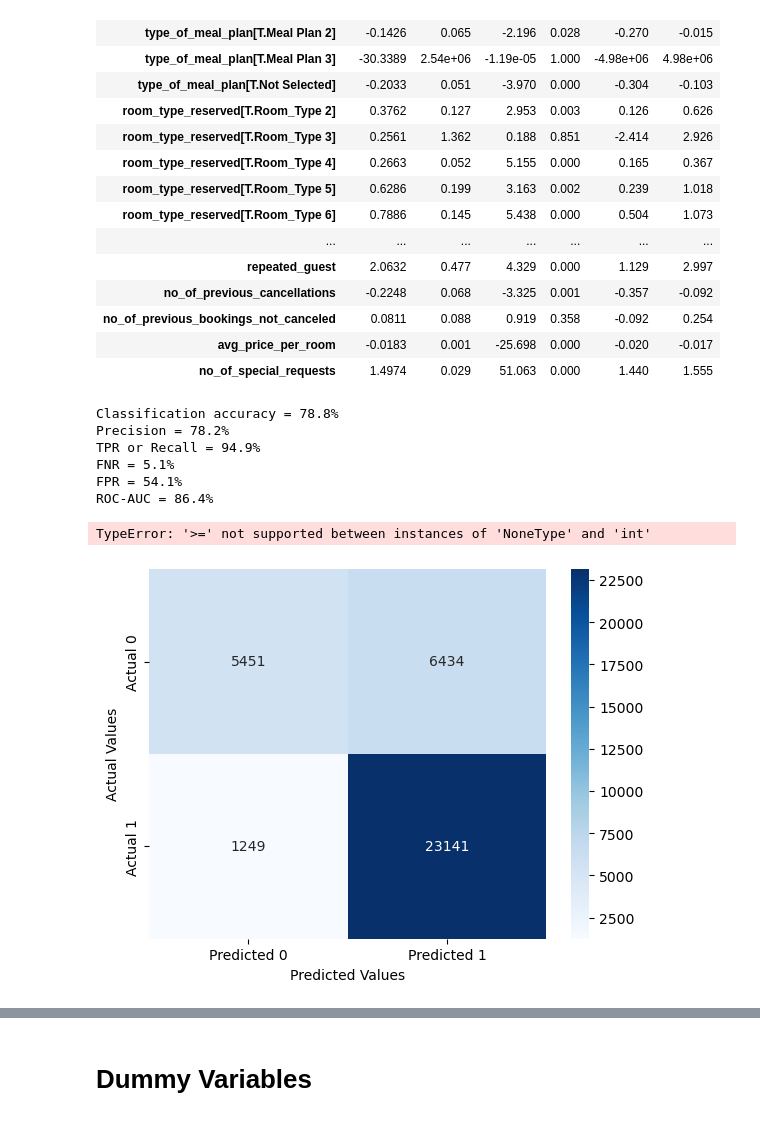
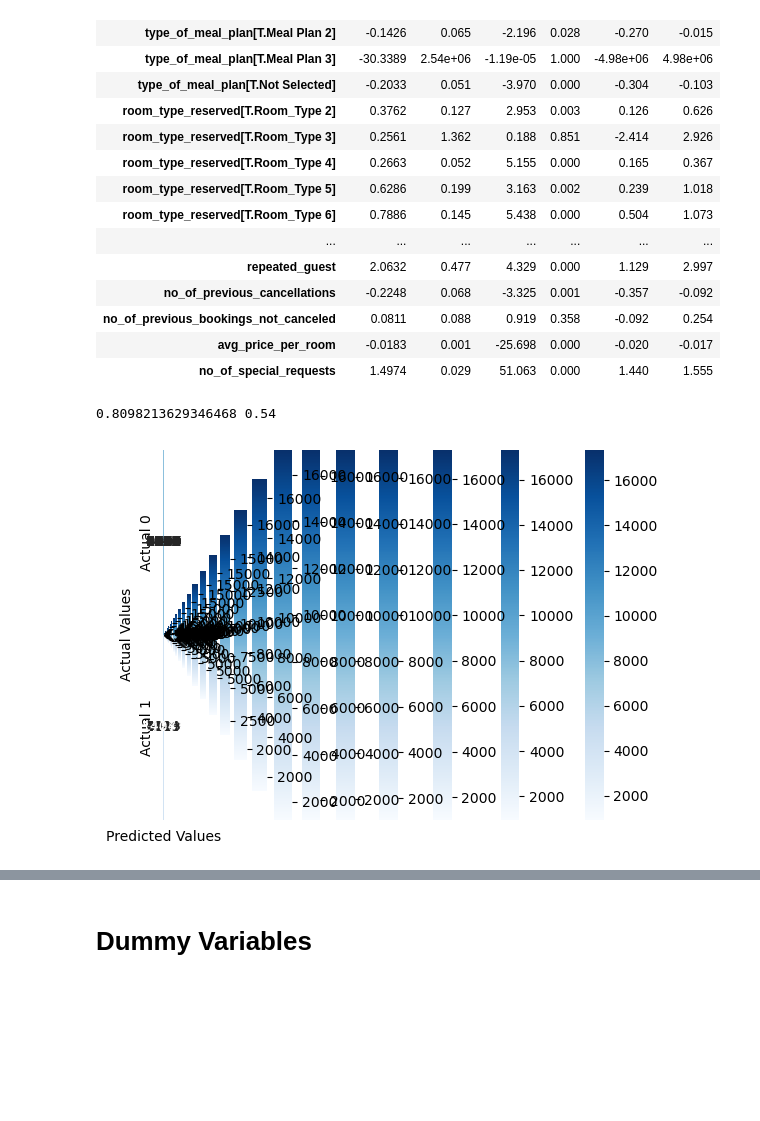
Before and after one commit to LinhNgaNguyen/STAT303-2-Project, a Jupyter notebook: Models - Autocorrelation.ipynb, the cells around one changed output, grey strips where cells are left out. Cells and saved outputs as stored; diff of their text form; code cells hidden in the pictures; blank space fills up the shorter version.

Commit message:
Fix-up the old best cutoff
I created a new function that gives me the accuracy of the confusion matrix and used that to make a new best cutoff function.

```diff
--- a/Models - Autocorrelation.ipynb
+++ b/Models - Autocorrelation.ipynb
@@ -115,28 +115,46 @@ def confusion_matrix_data(data,actual_values,model,cutoff=0.5):
     print("FNR = {:.1%}".format(fnr))
     print("FPR = {:.1%}".format(fpr))
     print("ROC-AUC = {:.1%}".format(auc_value))
-# %%
-#Calculating best model accuracy and best cutoff
-best_accuracy = 0
-best_cutoff = None
-
-for cutoff in range(35,70):
-    cutoff = cutoff / 100
-    cm = confusion_matrix_data(train, train.booking_status, baseline_model, cutoff = cutoff)
-
-    if(accuracy >= best_accuracy):
-        best_accuracy = accuracy
-        best_cutoff = cutoff
-
-print(best_accuracy, best_cutoff)
-# %% [output]
-Classification accuracy = 78.8%
-Precision = 78.2%
-TPR or Recall = 94.9%
-FNR = 5.1%
-FPR = 54.1%
-ROC-AUC = 86.4%
-TypeError: '>=' not supported between instances of 'NoneType' and 'int'
-[figure, removed]
+# %%
+#Function to compute confusion matrix and prediction accuracy on test/train data
+def confusion_matrix_accuracy(data,actual_values,model,cutoff=0.5):
+#Predict the values using the Logit model
+    pred_values = model.predict(data)
+# Specify the bins
+    bins=np.array([0,cutoff,1])
+#Confusion matrix
+    cm = np.histogram2d(actual_values, pred_values, bins=bins)[0]
+    cm_df = pd.DataFrame(cm)
+    cm_df.columns = ['Predicted 0','Predicted 1']
+    cm_df = cm_df.rename(index={0: 'Actual 0',1:'Actual 1'})
+# Calculate the accuracy
+    accuracy = (cm[0,0]+cm[1,1])/cm.sum()
+    fnr = (cm[1,0])/(cm[1,0]+cm[1,1])
+    precision = (cm[1,1])/(cm[0,1]+cm[1,1])
+    fpr = (cm[0,1])/(cm[0,0]+cm[0,1])
+    tpr = (cm[1,1])/(cm[1,0]+cm[1,1])
+    fpr_roc, tpr_roc, auc_thresholds = roc_curve(actual_values, pred_values)
+    auc_value = (auc(fpr_roc, tpr_roc))# AUC of ROC
+    sns.heatmap(cm_df, annot=True, cmap='Blues', fmt='g')
+    plt.ylabel("Actual Values")
+    plt.xlabel("Predicted Values")
+    return accuracy
+# %%
+#Calculating best model accuracy and best cutoff
+best_accuracy = 0
+best_cutoff = None
+
+for cutoff in range(35,70):
+    cutoff = cutoff / 100
+    accuracy = confusion_matrix_accuracy(train, train.booking_status, baseline_model, cutoff = cutoff)
+
+    if(accuracy >= best_accuracy):
+        best_accuracy = accuracy
+        best_cutoff = cutoff
+
+print(best_accuracy, best_cutoff)
+# %% [output]
+0.8098213629346468 0.54
+[figure, added]
 # %%
 #matrix for train data
```
Also changed, not shown: parts of 2 cells of this notebook.
